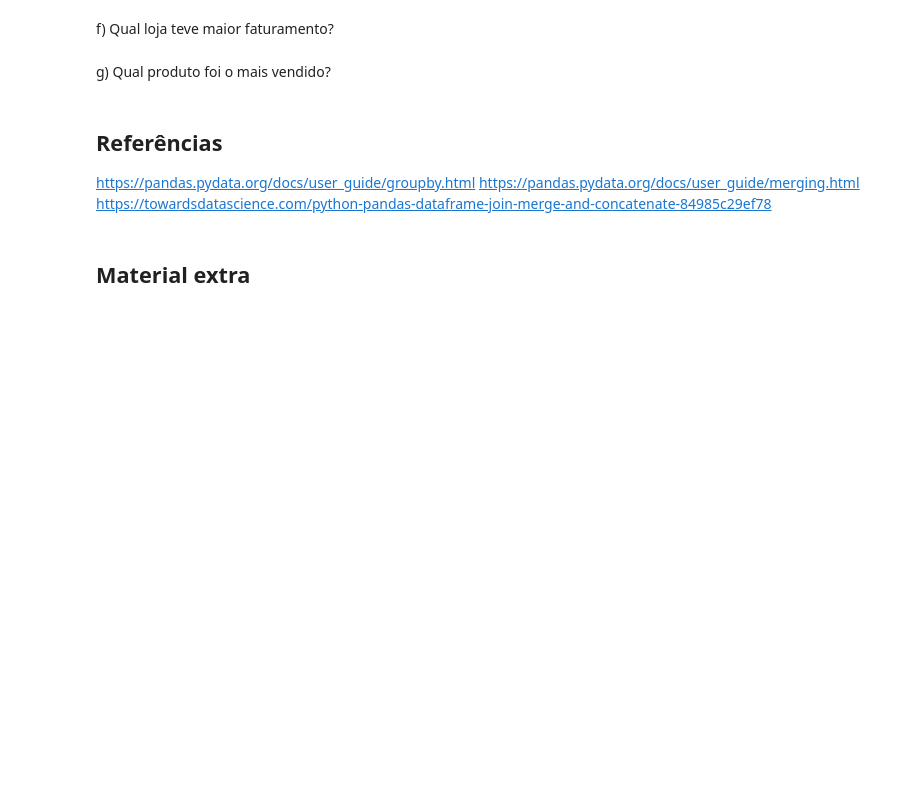
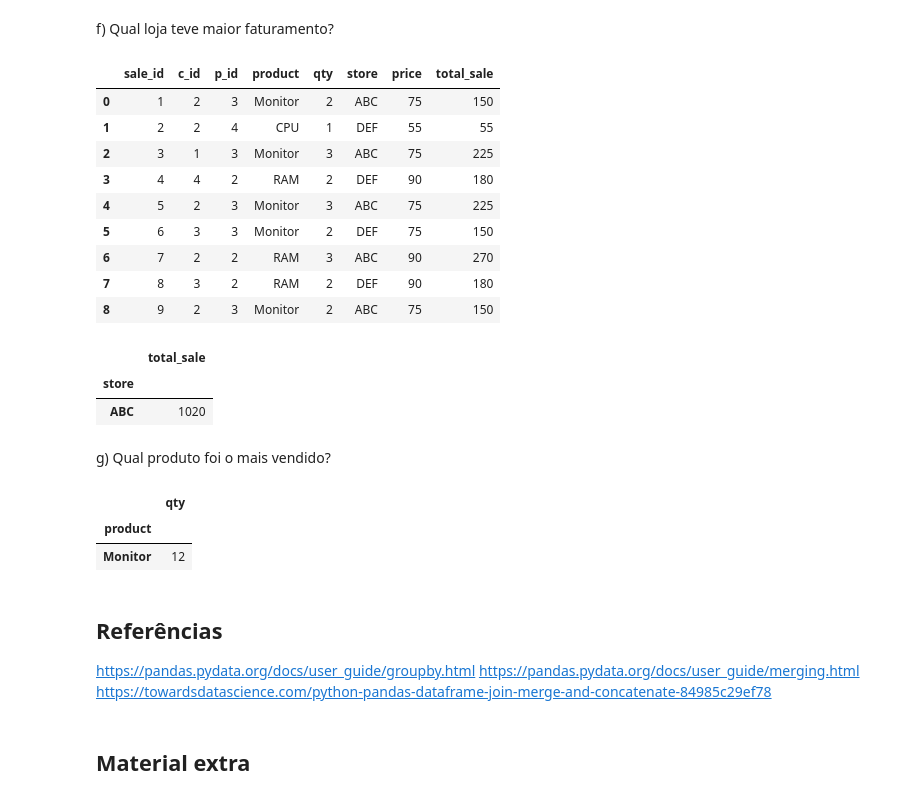
Before and after one commit to patriciacatandi/Lets_Code_Alunos, a Jupyter notebook: 02_Ferramentas_Programação/03_Pandas/Aula_4_-_Groupby_Merge.ipynb, the cells around one changed output. Cells and saved outputs as stored; diff of their text form; code cells hidden in the pictures; blank space fills up the shorter version.

```diff
--- a/02_Ferramentas_Programação/03_Pandas/Aula_4_-_Groupby_Merge.ipynb
+++ b/02_Ferramentas_Programação/03_Pandas/Aula_4_-_Groupby_Merge.ipynb
@@ -1448,2 +1472,8 @@ c) Quantos clientes não realizaram uma compra?
 # %% [markdown]
 d) Liste a quantidade vendida e o faturamento de cada produto
+# %%
+my_sum=pd.merge(sales,products,how='left',on=['p_id','product'])
+
+my_sum['total_sale']=my_sum['qty']*my_sum['price']
+
+my_sum.groupby(['product'])[['price', 'total_sale']].sum()
@@ -1452,7 +1498,32 @@ e) Liste a quantidade vendida de cada produto por loja
 # %% [markdown]
 f) Qual loja teve maior faturamento?
+# %%
+my_sum
+# %% [output]
+|  | sale_id | c_id | p_id | product | qty | store | price | total_sale |
+| 0 | 1 | 2 | 3 | Monitor | 2 | ABC | 75 | 150 |
+| 1 | 2 | 2 | 4 | CPU | 1 | DEF | 55 | 55 |
+| 2 | 3 | 1 | 3 | Monitor | 3 | ABC | 75 | 225 |
+| 3 | 4 | 4 | 2 | RAM | 2 | DEF | 90 | 180 |
+| 4 | 5 | 2 | 3 | Monitor | 3 | ABC | 75 | 225 |
+| 5 | 6 | 3 | 3 | Monitor | 2 | DEF | 75 | 150 |
+| 6 | 7 | 2 | 2 | RAM | 3 | ABC | 90 | 270 |
+| 7 | 8 | 3 | 2 | RAM | 2 | DEF | 90 | 180 |
+| 8 | 9 | 2 | 3 | Monitor | 2 | ABC | 75 | 150 |
+# %%
+my_sum.groupby(['store'])[['total_sale']].sum().sort_values('total_sale').tail(1)
+# %% [output]
+|  | total_sale |
+| store |  |
+| ABC | 1020 |
 # %% [markdown]
 g) Qual produto foi o mais vendido?
+# %%
+my_sum.groupby(['product'])[['qty']].sum().sort_values('qty').tail(1)
+# %% [output]
+|  | qty |
+| product |  |
+| Monitor | 12 |
 # %% [markdown]
 ## Referências
 https://pandas.pydata.org/docs/user_guide/groupby.html
```
Also changed, not shown: parts of 6 cells of this notebook, 1 other file.
